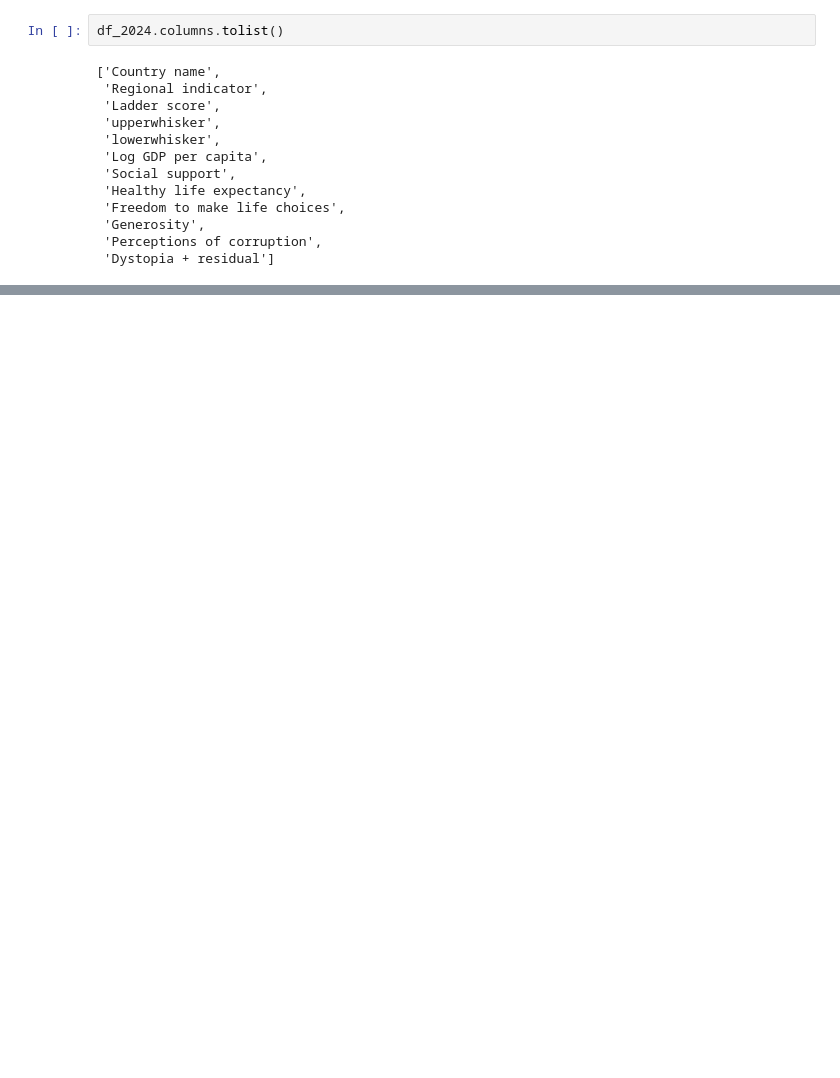
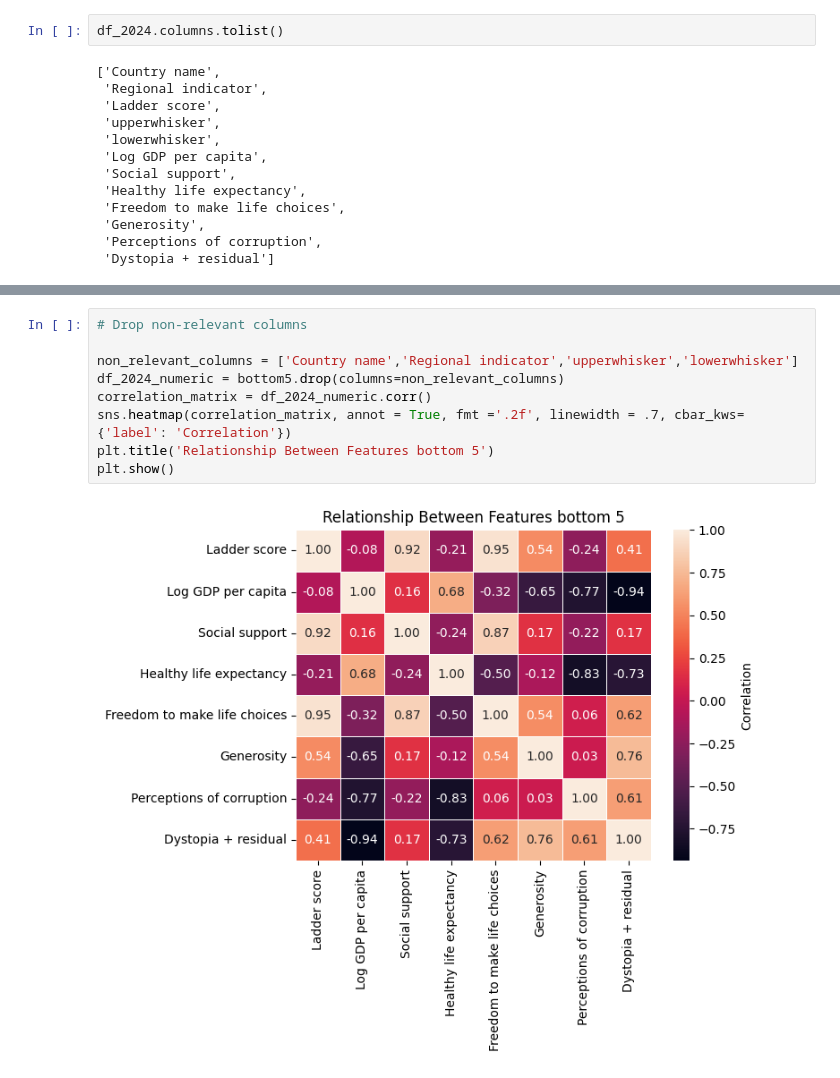
Before and after one commit to JamesLLLL/A-World-of-Happiness-, a Jupyter notebook: Project_Jianwei_Liu.ipynb, the cells around one changed output, grey strips where cells are left out. Cells and saved outputs as stored; diff of their text form; blank space fills up the shorter version.

```diff
--- a/Project_Jianwei_Liu.ipynb
+++ b/Project_Jianwei_Liu.ipynb
@@ -201,0 +229,11 @@ plt.show()
+# %%
+# Drop non-relevant columns
+
+non_relevant_columns = ['Country name','Regional indicator','upperwhisker','lowerwhisker']
+df_2024_numeric = bottom5.drop(columns=non_relevant_columns)
+correlation_matrix = df_2024_numeric.corr()
+sns.heatmap(correlation_matrix, annot = True, fmt ='.2f', linewidth = .7, cbar_kws={'label': 'Correlation'})
+plt.title('Relationship Between Features bottom 5')
+plt.show()
+# %% [output]
+[figure, added]
```
Also changed, not shown: parts of 10 cells of this notebook.
